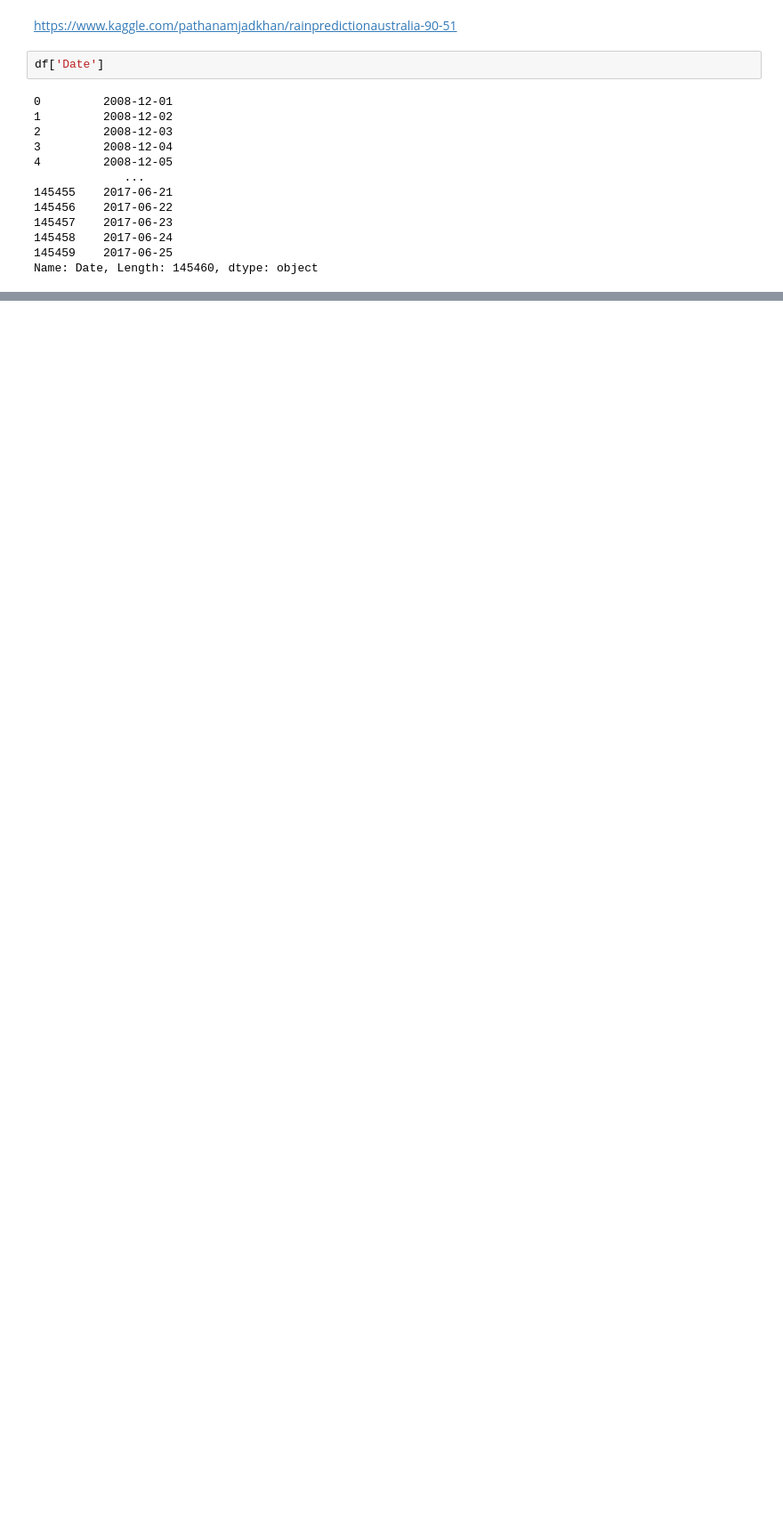
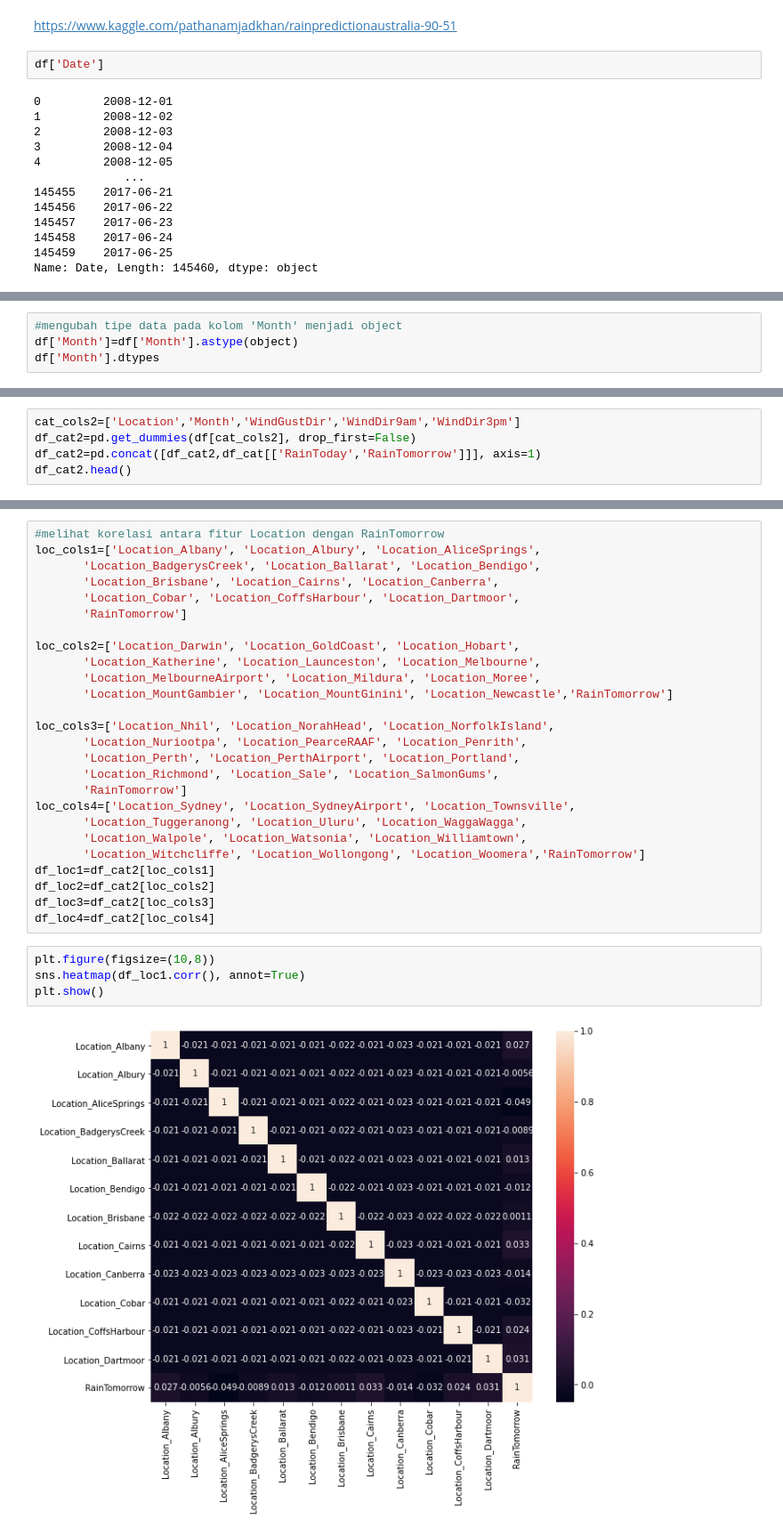
Before and after one commit to HelennaConstantia/PYTN_KampusMerdeka_FP2, a Jupyter notebook: PYTN_KampusMerdeka_fp2_Helenna-Constantia.ipynb, the cells around one changed output, grey strips where cells are left out. Shown: that part at 89% size. Saved outputs shown, nothing was run; the diff lists cells and outputs as text; blank space fills up the shorter version.

```diff
--- a/PYTN_KampusMerdeka_fp2_Helenna-Constantia.ipynb
+++ b/PYTN_KampusMerdeka_fp2_Helenna-Constantia.ipynb
@@ -243,0 +306,4 @@ NameError: name 'second_column' is not defined
+# %%
+#mengubah tipe data pada kolom 'Month' menjadi object
+df['Month']=df['Month'].astype(object)
+df['Month'].dtypes
@@ -243,0 +312,5 @@ NameError: name 'second_column' is not defined
+# %%
+cat_cols2=['Location','Month','WindGustDir','WindDir9am','WindDir3pm']
+df_cat2=pd.get_dummies(df[cat_cols2], drop_first=False)
+df_cat2=pd.concat([df_cat2,df_cat[['RainToday','RainTomorrow']]], axis=1)
+df_cat2.head()
@@ -243,0 +334,32 @@ NameError: name 'second_column' is not defined
+# %%
+#melihat korelasi antara fitur Location dengan RainTomorrow
+loc_cols1=['Location_Albany', 'Location_Albury', 'Location_AliceSprings',
+       'Location_BadgerysCreek', 'Location_Ballarat', 'Location_Bendigo',
+       'Location_Brisbane', 'Location_Cairns', 'Location_Canberra',
+       'Location_Cobar', 'Location_CoffsHarbour', 'Location_Dartmoor',
+       'RainTomorrow']
+
+loc_cols2=['Location_Darwin', 'Location_GoldCoast', 'Location_Hobart',
+       'Location_Katherine', 'Location_Launceston', 'Location_Melbourne',
+       'Location_MelbourneAirport', 'Location_Mildura', 'Location_Moree',
+       'Location_MountGambier', 'Location_MountGinini', 'Location_Newcastle','RainTomorrow']
+
+loc_cols3=['Location_Nhil', 'Location_NorahHead', 'Location_NorfolkIsland',
+       'Location_Nuriootpa', 'Location_PearceRAAF', 'Location_Penrith',
+       'Location_Perth', 'Location_PerthAirport', 'Location_Portland',
+       'Location_Richmond', 'Location_Sale', 'Location_SalmonGums',
+       'RainTomorrow']
+loc_cols4=['Location_Sydney', 'Location_SydneyAirport', 'Location_Townsville',
+       'Location_Tuggeranong', 'Location_Uluru', 'Location_WaggaWagga',
+       'Location_Walpole', 'Location_Watsonia', 'Location_Williamtown',
+       'Location_Witchcliffe', 'Location_Wollongong', 'Location_Woomera','RainTomorrow']
+df_loc1=df_cat2[loc_cols1]
+df_loc2=df_cat2[loc_cols2]
+df_loc3=df_cat2[loc_cols3]
+df_loc4=df_cat2[loc_cols4]
+# %%
+plt.figure(figsize=(10,8))
+sns.heatmap(df_loc1.corr(), annot=True)
+plt.show()
+# %% [output]
+[figure, added]
```
Also changed, not shown: parts of 28 cells of this notebook.
